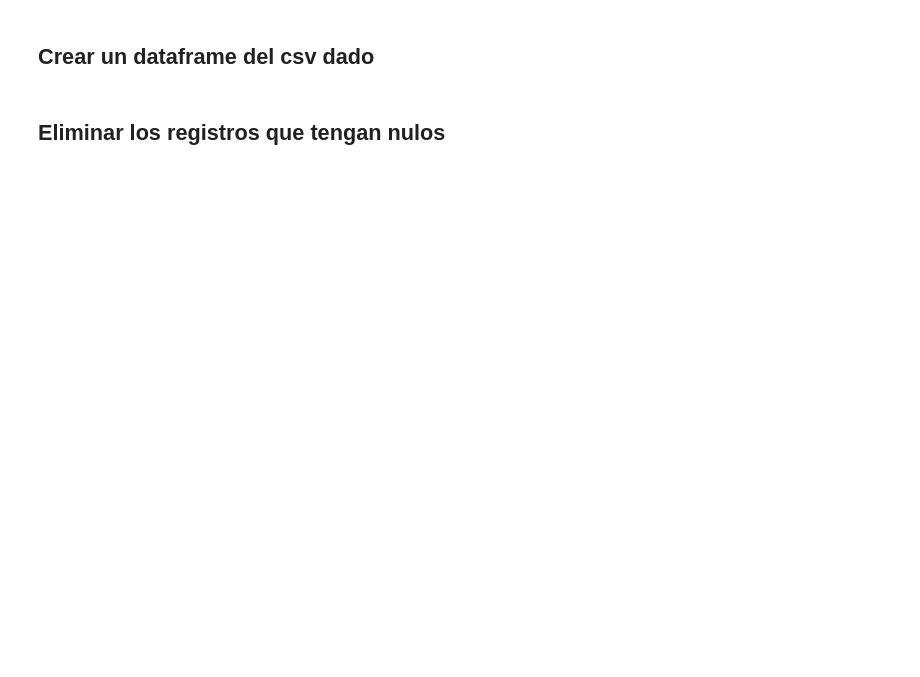
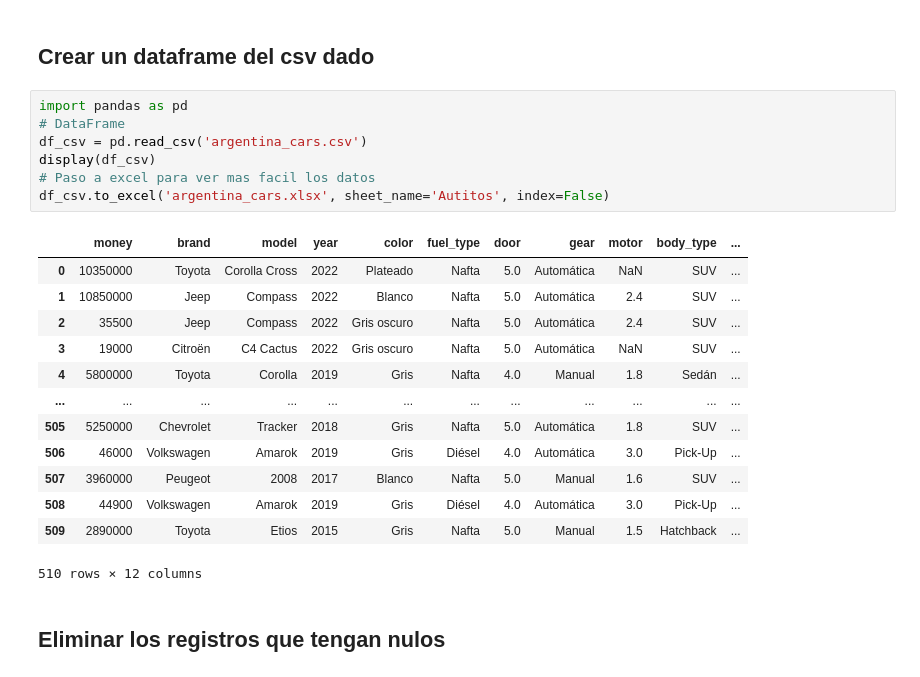
Before and after one commit to augusto-zimmermann/LABO-2, a Jupyter notebook: PrimerParcial/Practica2/Ejercicio_integrador_pandas.ipynb, the cells around one changed output. Drawn from its saved outputs; the diff is of its cells as text; blank space fills up the shorter version.

```diff
--- a/PrimerParcial/Practica2/Ejercicio_integrador_pandas.ipynb
+++ b/PrimerParcial/Practica2/Ejercicio_integrador_pandas.ipynb
@@ -1,4 +1,25 @@
 # %% [markdown]
 ## Crear un dataframe del csv dado
+# %%
+import pandas as pd
+# DataFrame
+df_csv = pd.read_csv('argentina_cars.csv')
+display(df_csv)
+# Paso a excel para ver mas facil los datos
+df_csv.to_excel('argentina_cars.xlsx', sheet_name='Autitos', index=False)
+# %% [output]
+|  | money | brand | model | year | color | fuel_type | door | gear | motor | body_type | ... |
+| 0 | 10350000 | Toyota | Corolla Cross | 2022 | Plateado | Nafta | 5.0 | Automática | NaN | SUV | ... |
+| 1 | 10850000 | Jeep | Compass | 2022 | Blanco | Nafta | 5.0 | Automática | 2.4 | SUV | ... |
+| 2 | 35500 | Jeep | Compass | 2022 | Gris oscuro | Nafta | 5.0 | Automática | 2.4 | SUV | ... |
+| 3 | 19000 | Citroën | C4 Cactus | 2022 | Gris oscuro | Nafta | 5.0 | Automática | NaN | SUV | ... |
+| 4 | 5800000 | Toyota | Corolla | 2019 | Gris | Nafta | 4.0 | Manual | 1.8 | Sedán | ... |
+| ... | ... | ... | ... | ... | ... | ... | ... | ... | ... | ... | ... |
+| 505 | 5250000 | Chevrolet | Tracker | 2018 | Gris | Nafta | 5.0 | Automática | 1.8 | SUV | ... |
+| 506 | 46000 | Volkswagen | Amarok | 2019 | Gris | Diésel | 4.0 | Automática | 3.0 | Pick-Up | ... |
+| 507 | 3960000 | Peugeot | 2008 | 2017 | Blanco | Nafta | 5.0 | Manual | 1.6 | SUV | ... |
+| 508 | 44900 | Volkswagen | Amarok | 2019 | Gris | Diésel | 4.0 | Automática | 3.0 | Pick-Up | ... |
+| 509 | 2890000 | Toyota | Etios | 2015 | Gris | Nafta | 5.0 | Manual | 1.5 | Hatchback | ... |
+510 rows × 12 columns
 # %% [markdown]
 ## Eliminar los registros que tengan nulos
```
Also changed, not shown: parts of 7 cells of this notebook.
